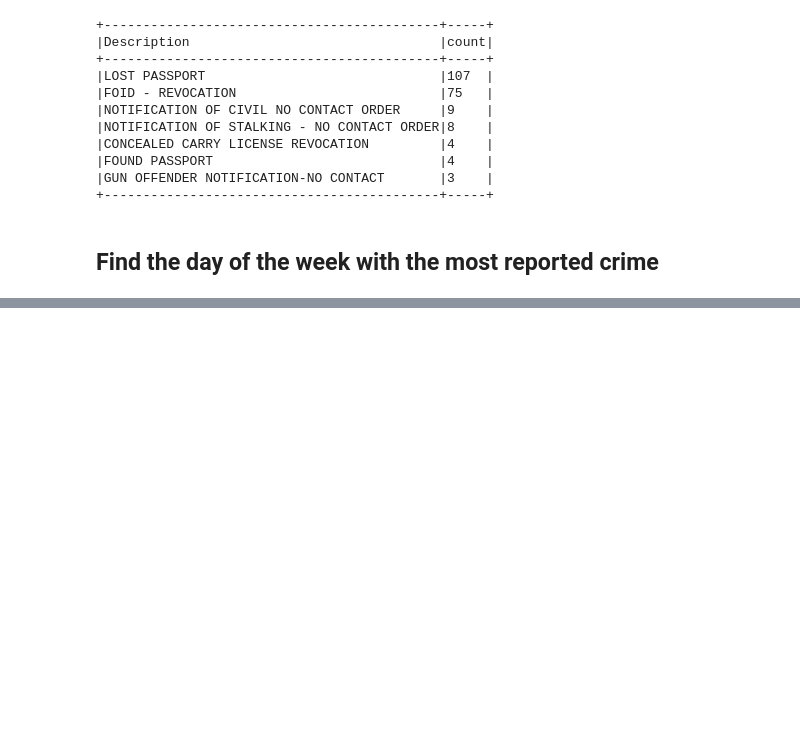
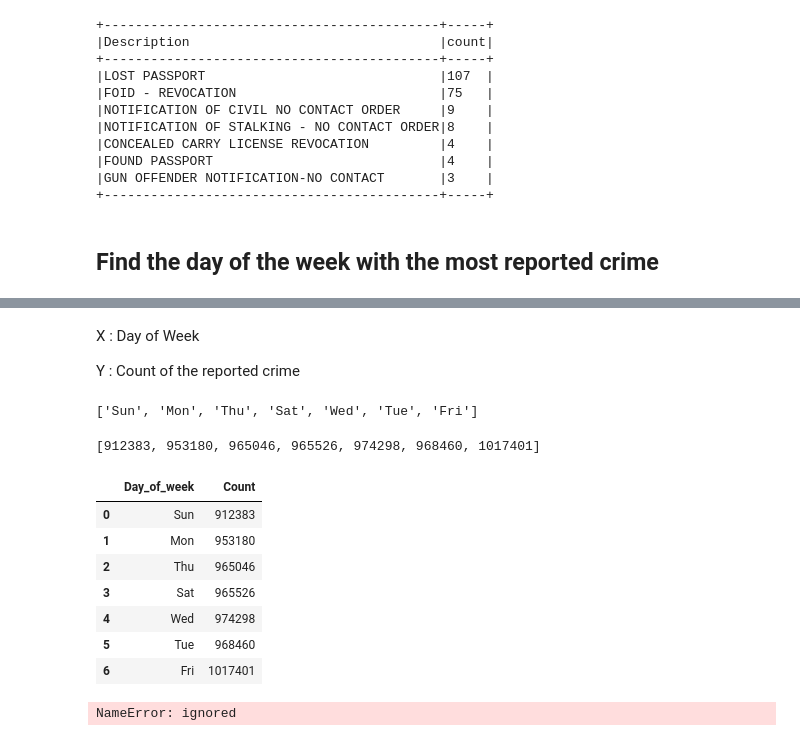
Before and after one commit to HankyStyle/PySpark-Practice, a Jupyter notebook: 歡迎使用_Colaboratory.ipynb, the cells around one changed output, grey strips where cells are left out. Cells and saved outputs as stored; diff of their text form; code cells hidden in the pictures; blank space fills up the shorter version.

```diff
--- a/歡迎使用_Colaboratory.ipynb
+++ b/歡迎使用_Colaboratory.ipynb
@@ -640,0 +748,14 @@ nc.groupBy(col('Description')).count().orderBy('count',ascending=False).show(tru
+# %% [markdown]
+X : Day of Week
+
+Y : Count of the reported crime
+# %%
+dow = [x[0] for x in rc.groupBy(date_format(col('Date'),'E')).count().collect()]
+dow
+# %% [output]
+['Sun', 'Mon', 'Thu', 'Sat', 'Wed', 'Tue', 'Fri']
+# %%
+cnt = [x[1] for x in rc.groupBy(date_format(col('Date'),'E')).count().collect()]
+cnt
+# %% [output]
+[912383, 953180, 965046, 965526, 974298, 968460, 1017401]
@@ -640,0 +765,19 @@ nc.groupBy(col('Description')).count().orderBy('count',ascending=False).show(tru
+# %%
+cp = pd.DataFrame({'Day_of_week':dow, 'Count':cnt})
+cp.head(7)
+# %% [output]
+|  | Day_of_week | Count |
+| 0 | Sun | 912383 |
+| 1 | Mon | 953180 |
+| 2 | Thu | 965046 |
+| 3 | Sat | 965526 |
+| 4 | Wed | 974298 |
+| 5 | Tue | 968460 |
+| 6 | Fri | 1017401 |
+# %%
+cp.sort_values('Count', ascending=False).plot(kind='bar', color = 'olive',x = 'Day_of_week', y = 'Count')
+plt.xlabel('Day of the week')
+plt.ylabel('No. of reported crimes')
+plt.title('No. of reported crimes per day of the week from 2001 to present')
+# %% [output]
+NameError: ignored
```
Also changed, not shown: parts of 10 cells of this notebook.
